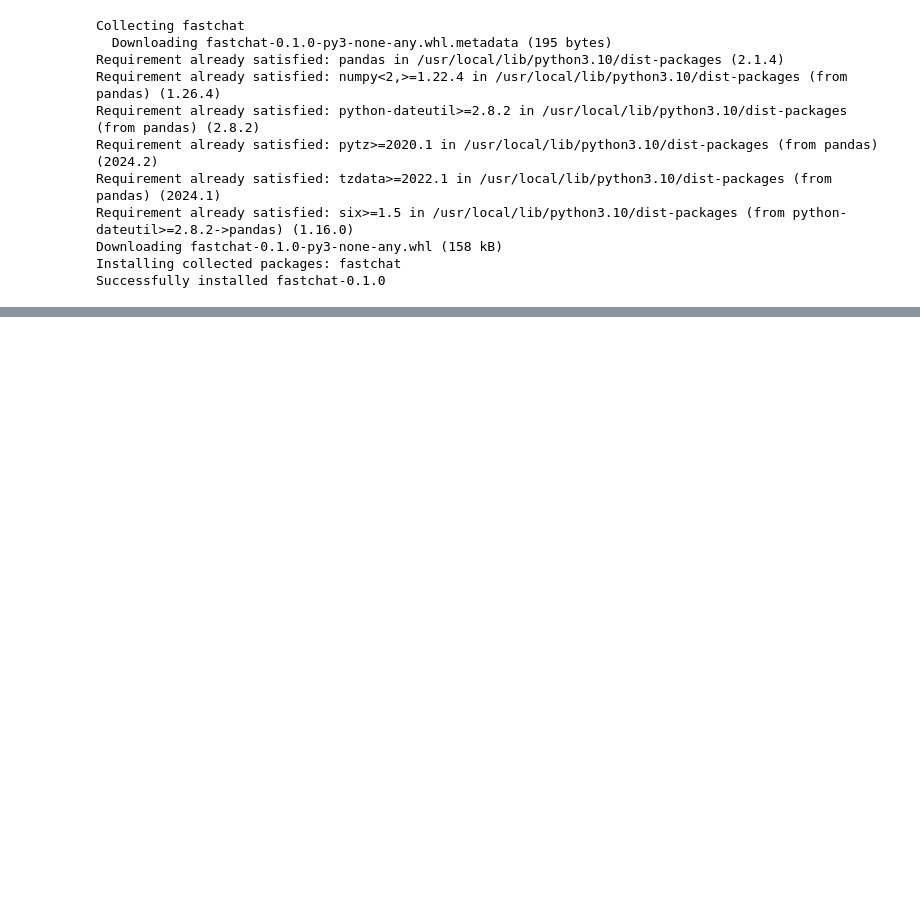
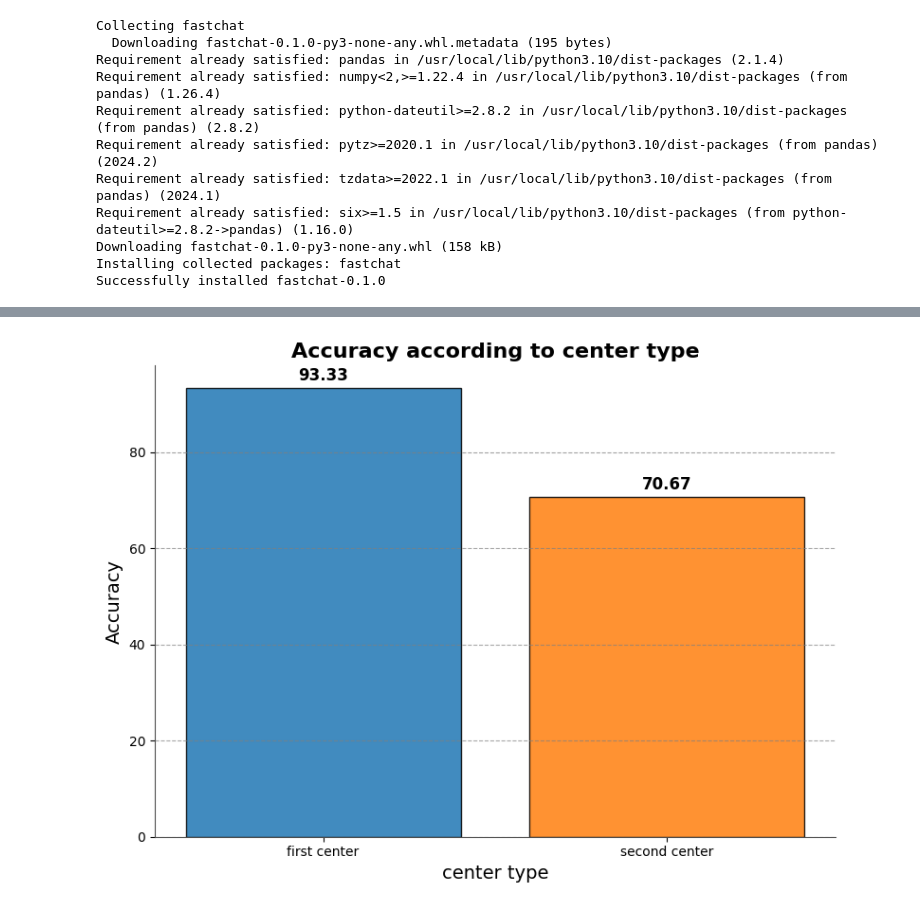
Before and after one commit to inbalh1/ModelsCognitiveSkills, a Jupyter notebook: NLP_readData_vicuna_.ipynb, the cells around one changed output, grey strips where cells are left out. Saved outputs shown, nothing was run; the diff lists cells and outputs as text; code cells hidden in the pictures; blank space fills up the shorter version.

```diff
--- a/NLP_readData_vicuna_.ipynb
+++ b/NLP_readData_vicuna_.ipynb
@@ -200,0 +343,11 @@ Accuracy: 77.50%
+# %%
+# Compare according to different types
+acc_first = calc_accuracy(correct_predictions_first + correct_predictions_first_nd + correct_predictions_first_sim,
+                          total_predictions_first + total_predictions_first_nd + total_predictions_first_sim)
+
+acc_second = calc_accuracy(correct_predictions_second + correct_predictions_second_nd + correct_predictions_second_sim,
+                          total_predictions_second + total_predictions_second_nd + total_predictions_second_sim)
+
+plot_acc(["first center", "second center"], [acc_first, acc_second], "Accuracy according to center type", "center type")
+# %% [output]
+[figure, added]
```
Also changed, not shown: parts of 15 cells of this notebook, 2 other files.
